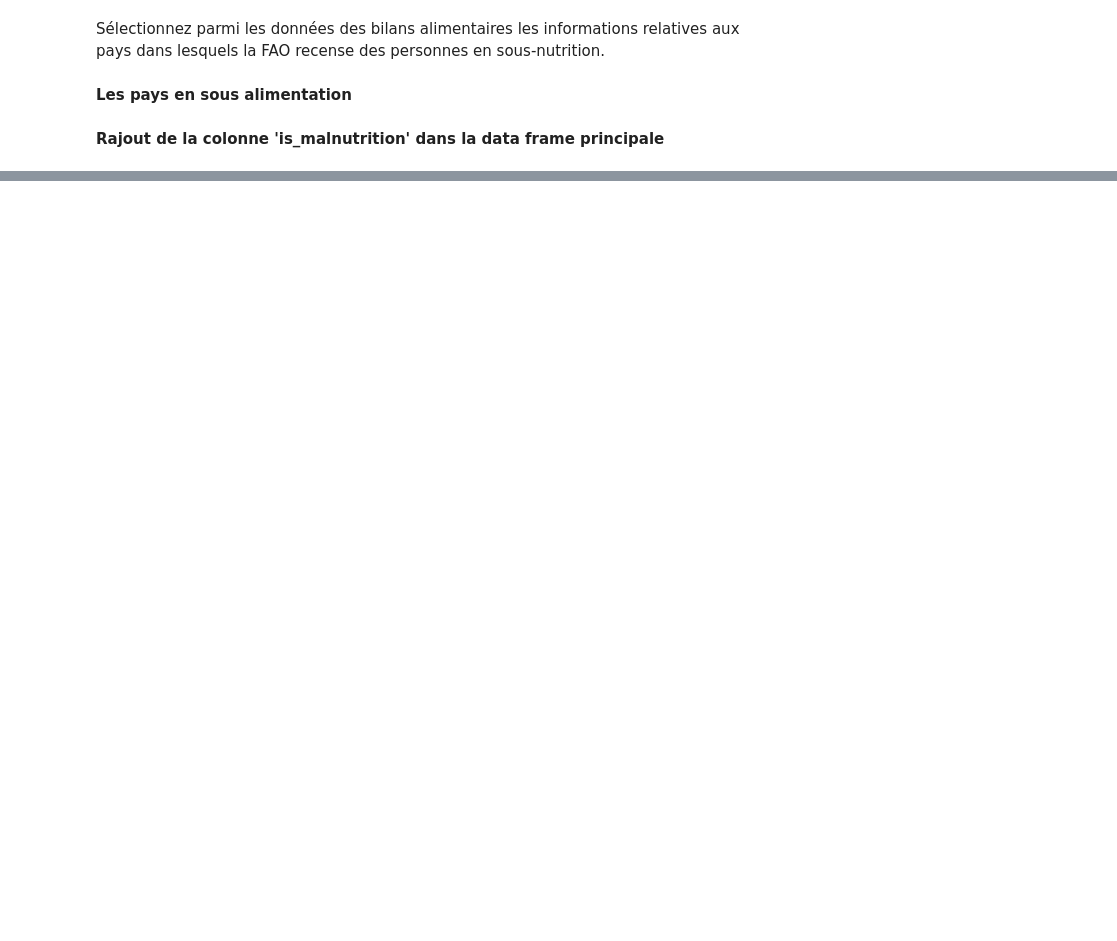
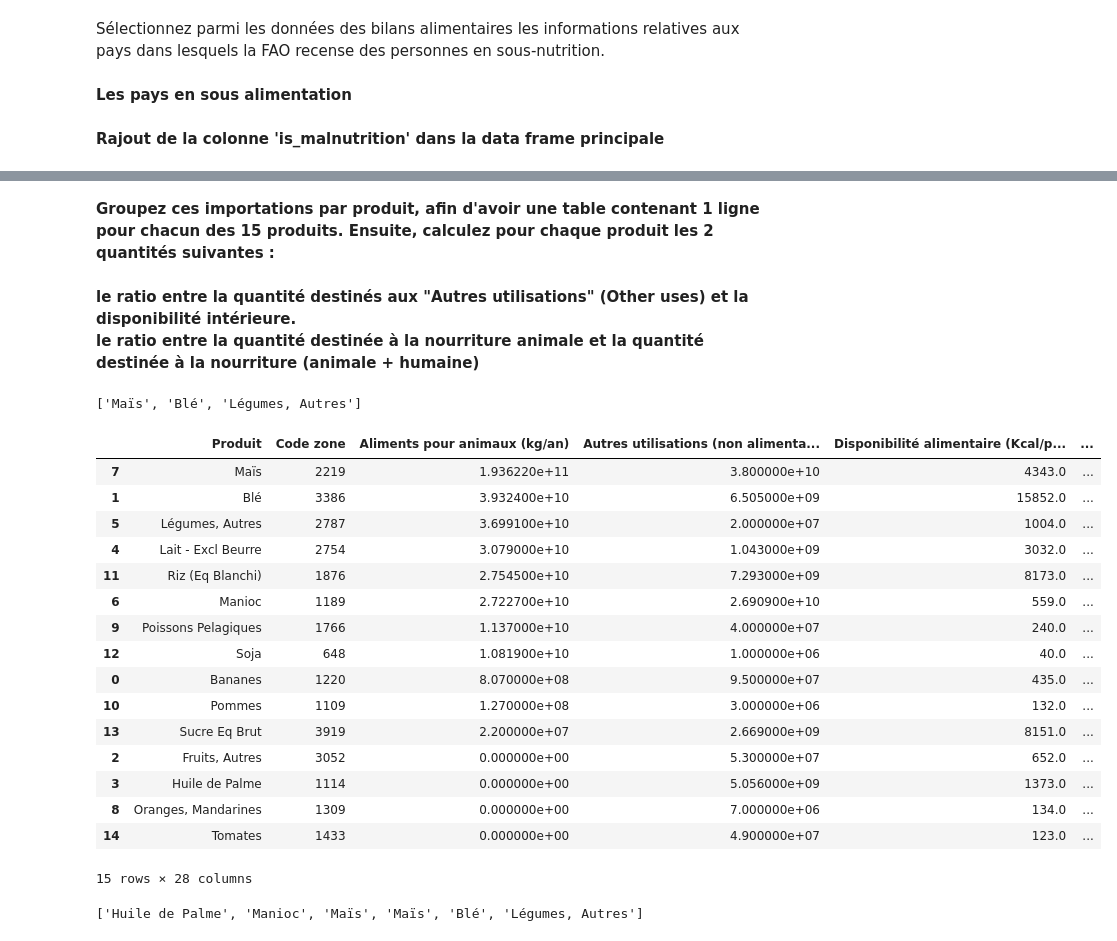
Before and after one commit to boublenza/Formation_OC, a Jupyter notebook: Projet3.ipynb, the cells around one changed output, grey strips where cells are left out. Saved outputs shown, nothing was run; the diff lists cells and outputs as text; code cells hidden in the pictures; blank space fills up the shorter version.

```diff
--- a/Projet3.ipynb
+++ b/Projet3.ipynb
@@ -628,0 +651,4 @@ df_prinicpale.shape
+# %%
+df_prinicpale_sous_alimentation_produit_exporte = df_prinicpale_sous_alimentation[df_prinicpale_sous_alimentation['Produit'].isin(liste_produit_exporte_par_pays_sous_alim)].sort_values(by='Exportations - Quantité (kg/an)', ascending=False).head(200).copy()
+# df_prinicpale_sous_alimentation_produit_exporte = df_prinicpale_sous_alimentation_produit_exporte[['Zone','Code zone','Produit','Exportations - Quantité (kg/an)']].copy()
+#df_prinicpale_cereal = df_prinicpale_cereal[['Zone','Produit','Aliments pour animaux (kg/an)', 'Nourriture (kg/an)']].copy()
@@ -628,0 +675,13 @@ df_prinicpale.shape
+# %% [markdown]
+<b> Groupez ces importations par produit, afin d'avoir une table contenant 1 ligne pour chacun des 15 produits. Ensuite, calculez pour chaque produit les 2 quantités suivantes :
+# %%
+gp_prinicpale_sous_alimentation_produit_exporte = df_prinicpale_sous_alimentation_produit_exporte.groupby(['Produit']).sum().reset_index().copy()
+# %% [markdown]
+<b>le ratio entre la quantité destinés aux "Autres utilisations" (Other uses) et la disponibilité intérieure.</b><br>
+<b>le ratio entre la quantité destinée à la nourriture animale et la quantité destinée à la nourriture (animale + humaine)</b>
+# %%
+gp_prinicpale_sous_alimentation_produit_exporte['Ratio autres utilisations/ Disponibilité intèrieur'] = gp_prinicpale_sous_alimentation_produit_exporte['Autres utilisations (non alimentaire) (kg/an)'] / gp_prinicpale_sous_alimentation_produit_exporte['Disponibilité intérieure (kg/an)']
+# %%
+gp_prinicpale_sous_alimentation_produit_exporte['Ratio nourriture animale/nourriture'] = \
+gp_prinicpale_sous_alimentation_produit_exporte['Aliments pour animaux (kg/an)'] / \
+gp_prinicpale_sous_alimentation_produit_exporte['Nourriture (kg/an)'] + gp_prinicpale_sous_alimentation_produit_exporte['Aliments pour animaux (kg/an)']
@@ -628,0 +692,24 @@ df_prinicpale.shape
+# %%
+liste_ratio2
+# %% [output]
+['Maïs', 'Blé', 'Légumes, Autres']
+# %%
+gp_prinicpale_sous_alimentation_produit_exporte.sort_values(by='Ratio nourriture animale/nourriture',ascending=False)
+# %% [output]
+|  | Produit | Code zone | Aliments pour animaux (kg/an) | Autres utilisations (non alimenta... | Disponibilité alimentaire (Kcal/p... | ... |
+| 7 | Maïs | 2219 | 1.936220e+11 | 3.800000e+10 | 4343.0 | ... |
+| 1 | Blé | 3386 | 3.932400e+10 | 6.505000e+09 | 15852.0 | ... |
+| 5 | Légumes, Autres | 2787 | 3.699100e+10 | 2.000000e+07 | 1004.0 | ... |
+| 4 | Lait - Excl Beurre | 2754 | 3.079000e+10 | 1.043000e+09 | 3032.0 | ... |
+| 11 | Riz (Eq Blanchi) | 1876 | 2.754500e+10 | 7.293000e+09 | 8173.0 | ... |
+| 6 | Manioc | 1189 | 2.722700e+10 | 2.690900e+10 | 559.0 | ... |
+| 9 | Poissons Pelagiques | 1766 | 1.137000e+10 | 4.000000e+07 | 240.0 | ... |
+| 12 | Soja | 648 | 1.081900e+10 | 1.000000e+06 | 40.0 | ... |
+| 0 | Bananes | 1220 | 8.070000e+08 | 9.500000e+07 | 435.0 | ... |
+| 10 | Pommes | 1109 | 1.270000e+08 | 3.000000e+06 | 132.0 | ... |
+| 13 | Sucre Eq Brut | 3919 | 2.200000e+07 | 2.669000e+09 | 8151.0 | ... |
+| 2 | Fruits, Autres | 3052 | 0.000000e+00 | 5.300000e+07 | 652.0 | ... |
+| 3 | Huile de Palme | 1114 | 0.000000e+00 | 5.056000e+09 | 1373.0 | ... |
+| 8 | Oranges, Mandarines | 1309 | 0.000000e+00 | 7.000000e+06 | 134.0 | ... |
+| 14 | Tomates | 1433 | 0.000000e+00 | 4.900000e+07 | 123.0 | ... |
+15 rows × 28 columns
@@ -628,0 +718,4 @@ df_prinicpale.shape
+# %%
+liste_ratio
+# %% [output]
+['Huile de Palme', 'Manioc', 'Maïs', 'Maïs', 'Blé', 'Légumes, Autres']
```
Also changed, not shown: parts of 15 cells of this notebook.
